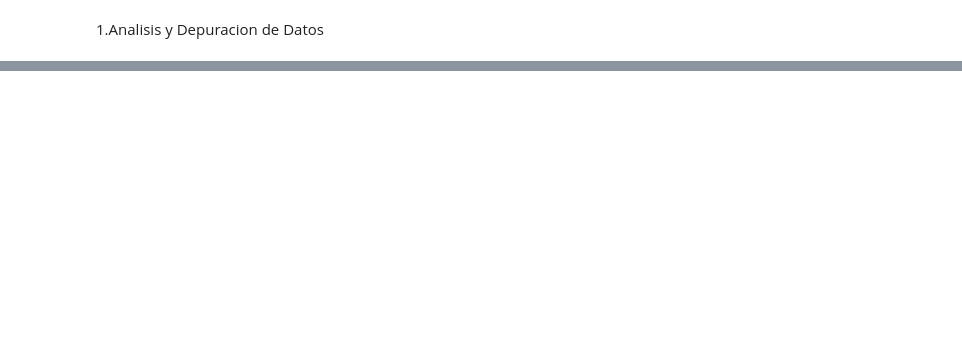
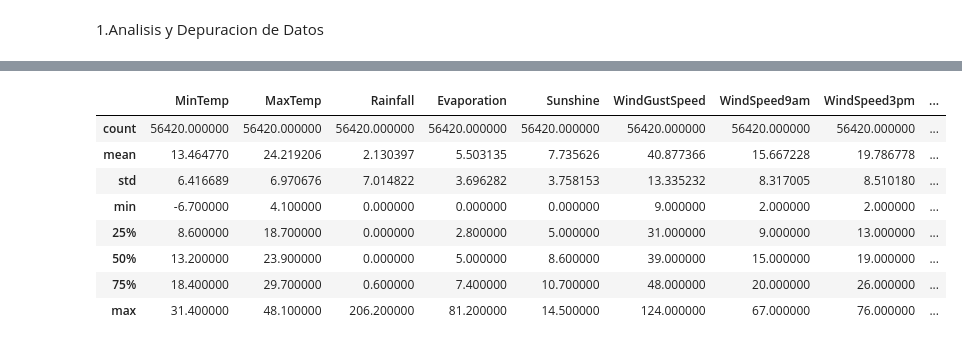
Before and after one commit to Paolo20224/Prueba, a Jupyter notebook: weatherAUS.ipynb, the cells around one changed output, grey strips where cells are left out. Cells and saved outputs as stored; diff of their text form; code cells hidden in the pictures; blank space fills up the shorter version.

```diff
--- a/weatherAUS.ipynb
+++ b/weatherAUS.ipynb
@@ -31,3 +31,31 @@ memory usage: 3.8+ MB
 # %%
 #A continuacion revisaremos el archivo en excel para validar que elementos conducentes a error puede contener esta base.
 df.to_excel("weather.xlsx", index=False)
+# %%
+df2=df
+df2["RainToday"]=df2["RainToday"].replace("No",0)
+df2["RainToday"]=df2["RainToday"].replace("Yes",1)
+df2["RainTomorrow"]=df2["RainTomorrow"].replace("No",0)
+df2["RainTomorrow"]=df2["RainTomorrow"].replace("Yes",1)
+df2 = df2.dropna(subset=["RainToday"])
+df2 = df2.dropna(subset=["RainTomorrow"])
+df2 = df2.dropna(subset=["MinTemp"])
+df2 = df2.dropna(subset=["MaxTemp"])
+df2 = df2.dropna(subset=["Rainfall"])
+df2 = df2.dropna(subset=["Evaporation"])
+df2 = df2.dropna(subset=["Sunshine"])
+df2 = df2.dropna(subset=["WindGustDir"])
+df2 = df2.dropna(subset=["WindGustSpeed"])
+df2 = df2.dropna(subset=["WindDir9am"])
+df2 = df2.dropna(subset=["WindDir3pm"])
+df2 = df2.dropna(subset=["WindSpeed9am"])
+df2 = df2.dropna(subset=["WindSpeed3pm"])
+df2 = df2.dropna(subset=["Humidity9am"])
+df2 = df2.dropna(subset=["Humidity3pm"])
+df2 = df2.dropna(subset=["Pressure9am"])
+df2 = df2.dropna(subset=["Pressure3pm"])
+df2 = df2.dropna(subset=["Cloud9am"])
+df2 = df2.dropna(subset=["Cloud3pm"])
+df2 = df2.dropna(subset=["Temp9am"])
+df2 = df2.dropna(subset=["Temp3pm"])
+df2.info()
@@ -33,0 +80,12 @@ df.to_excel("weather.xlsx", index=False)
+# %%
+df2.describe()
+# %% [output]
+|  | MinTemp | MaxTemp | Rainfall | Evaporation | Sunshine | WindGustSpeed | WindSpeed9am | WindSpeed3pm | ... |
+| count | 56420.000000 | 56420.000000 | 56420.000000 | 56420.000000 | 56420.000000 | 56420.000000 | 56420.000000 | 56420.000000 | ... |
+| mean | 13.464770 | 24.219206 | 2.130397 | 5.503135 | 7.735626 | 40.877366 | 15.667228 | 19.786778 | ... |
+| std | 6.416689 | 6.970676 | 7.014822 | 3.696282 | 3.758153 | 13.335232 | 8.317005 | 8.510180 | ... |
+| min | -6.700000 | 4.100000 | 0.000000 | 0.000000 | 0.000000 | 9.000000 | 2.000000 | 2.000000 | ... |
+| 25% | 8.600000 | 18.700000 | 0.000000 | 2.800000 | 5.000000 | 31.000000 | 9.000000 | 13.000000 | ... |
+| 50% | 13.200000 | 23.900000 | 0.000000 | 5.000000 | 8.600000 | 39.000000 | 15.000000 | 19.000000 | ... |
+| 75% | 18.400000 | 29.700000 | 0.600000 | 7.400000 | 10.700000 | 48.000000 | 20.000000 | 26.000000 | ... |
+| max | 31.400000 | 48.100000 | 206.200000 | 81.200000 | 14.500000 | 124.000000 | 67.000000 | 76.000000 | ... |
```
Also changed, not shown: parts of 11 cells of this notebook.
